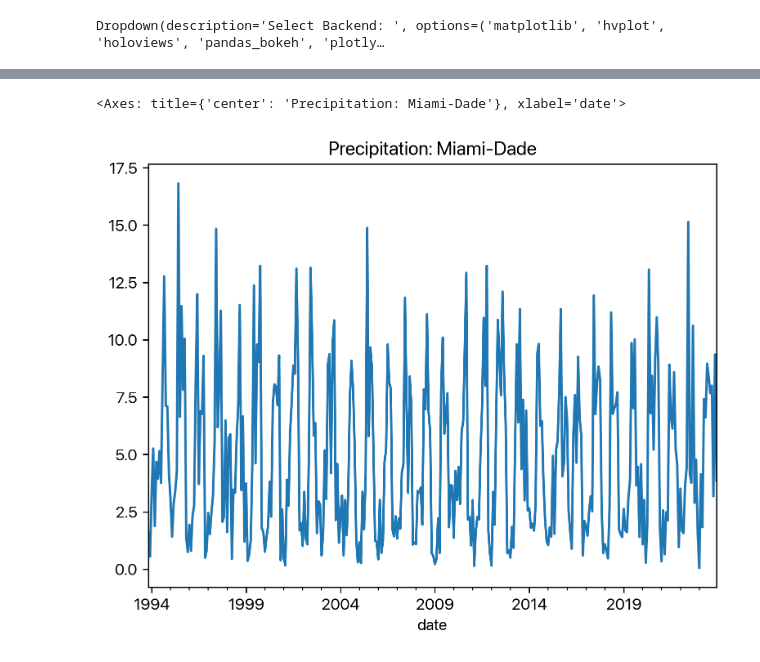
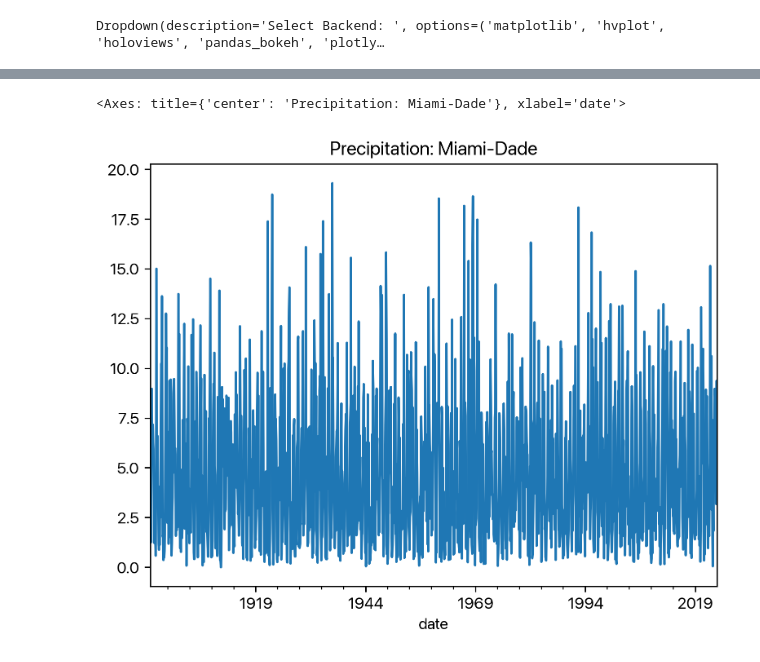
Before and after one commit to danielcs88/fl_noaa, a Jupyter notebook: Exploratory.ipynb, the cells around one changed output, grey strips where cells are left out. Drawn from its saved outputs; the diff is of its cells as text; code cells hidden in the pictures.

```diff
--- a/Exploratory.ipynb
+++ b/Exploratory.ipynb
@@ -47,8 +49,9 @@ TEMP.query("fips == 12086").truncate(before="11/1993")[
 # %%
-PRECIPITATION.query("fips == 12086").truncate(before="11/1993")["precipitation"].plot(
+# PRECIPITATION.query("fips == 12086").truncate(before="11/1993")["precipitation"].plot(
+PRECIPITATION.query("fips == 12086")["precipitation"].plot(
     title="Precipitation: Miami-Dade"
 )
 # %% [output]
 <Axes: title={'center': 'Precipitation: Miami-Dade'}, xlabel='date'>
-[figure, old version]
+[figure, new version]
 # %%
```
Also changed, not shown: parts of 3 cells of this notebook, 4 other files.
